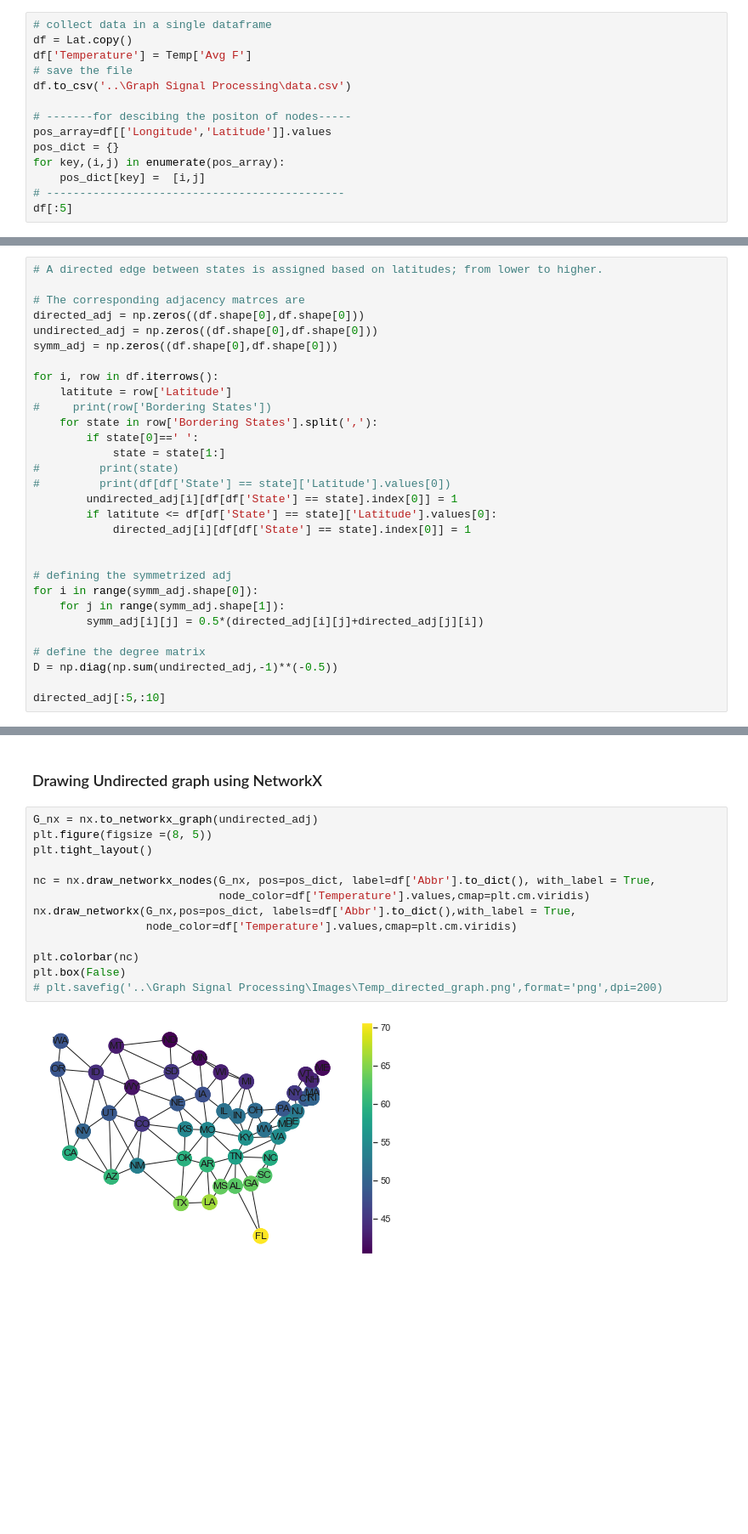
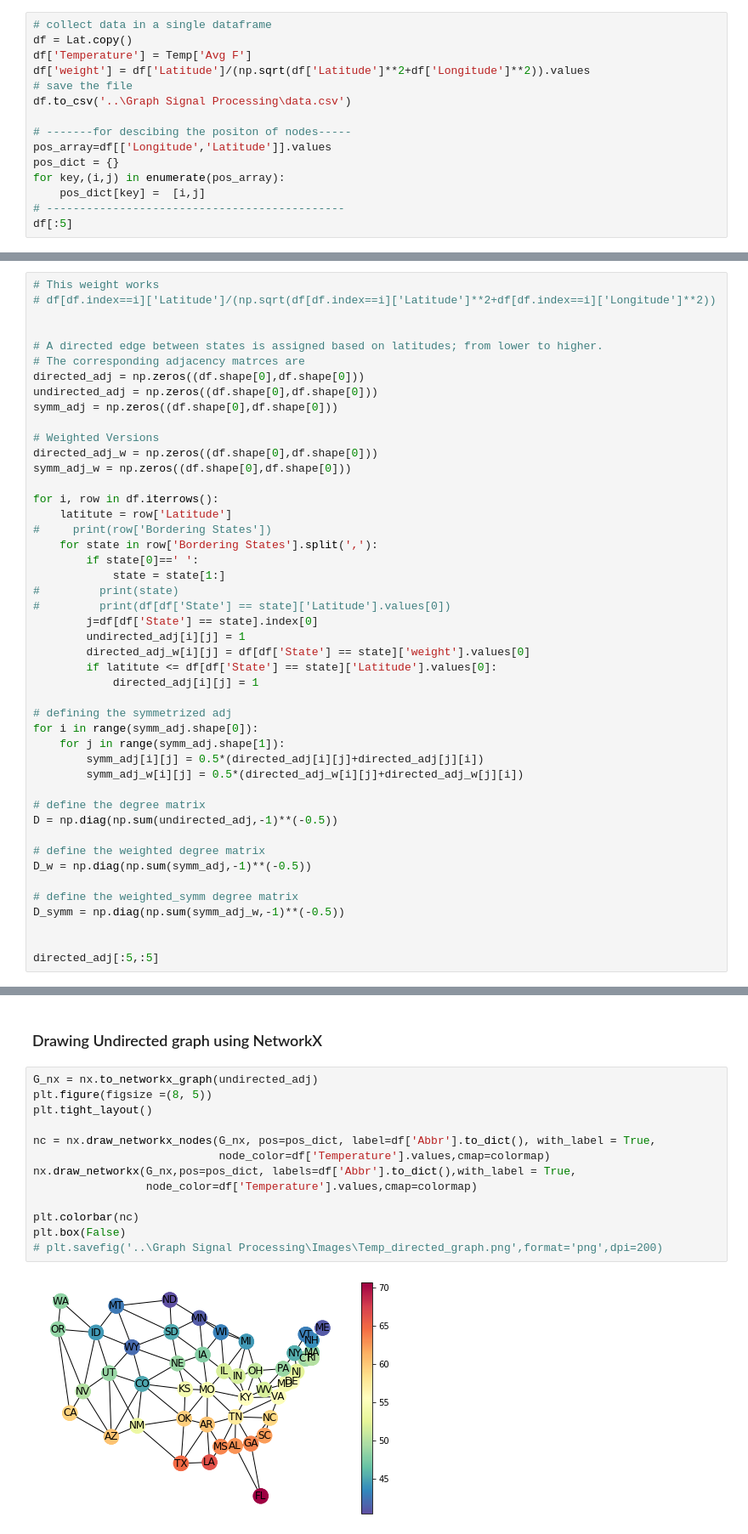
Before and after one commit to KumarNavish/graph-signal-processing, a Jupyter notebook: Graph Signal Processing on Gain Graphs.ipynb, the cells around one changed output, grey strips where cells are left out. Shown: that part at 85% size. Drawn from its saved outputs; the diff is of its cells as text; blank space fills up the shorter version.

```diff
--- a/Graph Signal Processing on Gain Graphs.ipynb
+++ b/Graph Signal Processing on Gain Graphs.ipynb
@@ -24,6 +35,7 @@ Temp.shape, Lat.shape
 # collect data in a single dataframe
 df = Lat.copy()
 df['Temperature'] = Temp['Avg F']
+df['weight'] = df['Latitude']/(np.sqrt(df['Latitude']**2+df['Longitude']**2)).values
 # save the file
 df.to_csv('..\Graph Signal Processing\data.csv')
 
@@ -44,10 +60,17 @@ df[:5]
 # %%
+# This weight works
+# df[df.index==i]['Latitude']/(np.sqrt(df[df.index==i]['Latitude']**2+df[df.index==i]['Longitude']**2))
+
+
 # A directed edge between states is assigned based on latitudes; from lower to higher.
-
 # The corresponding adjacency matrces are
 directed_adj = np.zeros((df.shape[0],df.shape[0]))
 undirected_adj = np.zeros((df.shape[0],df.shape[0]))
 symm_adj = np.zeros((df.shape[0],df.shape[0]))
+
+# Weighted Versions
+directed_adj_w = np.zeros((df.shape[0],df.shape[0]))
+symm_adj_w = np.zeros((df.shape[0],df.shape[0]))
 
 for i, row in df.iterrows():
     latitute = row['Latitude']
@@ -57,18 +80,27 @@ for i, row in df.iterrows():
             state = state[1:]
 #         print(state)
 #         print(df[df['State'] == state]['Latitude'].values[0])
-        undirected_adj[i][df[df['State'] == state].index[0]] = 1
+        j=df[df['State'] == state].index[0]
+        undirected_adj[i][j] = 1
+        directed_adj_w[i][j] = df[df['State'] == state]['weight'].values[0]
         if latitute <= df[df['State'] == state]['Latitude'].values[0]:
-            directed_adj[i][df[df['State'] == state].index[0]] = 1
-
+            directed_adj[i][j] = 1
 
 # defining the symmetrized adj
 for i in range(symm_adj.shape[0]):
     for j in range(symm_adj.shape[1]):
         symm_adj[i][j] = 0.5*(directed_adj[i][j]+directed_adj[j][i])
+        symm_adj_w[i][j] = 0.5*(directed_adj_w[i][j]+directed_adj_w[j][i])
 
 # define the degree matrix
 D = np.diag(np.sum(undirected_adj,-1)**(-0.5))
 
-directed_adj[:5,:10]
+# define the weighted degree matrix
+D_w = np.diag(np.sum(symm_adj,-1)**(-0.5))
+
+# define the weighted_symm degree matrix
+D_symm = np.diag(np.sum(symm_adj_w,-1)**(-0.5))
+
+
+directed_adj[:5,:5]
 # %% [output]
@@ -326,15 +636,15 @@ plt.savefig('..\Graph Signal Processing\Images\Temp_directed_graph.eps',format='
 # %%
 G_nx = nx.to_networkx_graph(undirected_adj)
 plt.figure(figsize =(8, 5))
 plt.tight_layout()
 
 nc = nx.draw_networkx_nodes(G_nx, pos=pos_dict, label=df['Abbr'].to_dict(), with_label = True,
-                            node_color=df['Temperature'].values,cmap=plt.cm.viridis)
+                            node_color=df['Temperature'].values,cmap=colormap)
 nx.draw_networkx(G_nx,pos=pos_dict, labels=df['Abbr'].to_dict(),with_label = True,
-                 node_color=df['Temperature'].values,cmap=plt.cm.viridis)
+                 node_color=df['Temperature'].values,cmap=colormap)
 
 plt.colorbar(nc)
 plt.box(False)
 # plt.savefig('..\Graph Signal Processing\Images\Temp_directed_graph.png',format='png',dpi=200)
 # %% [output]
-[figure, old version]
+[figure, new version]
```
Also changed, not shown: parts of 78 cells of this notebook, 9 other files.
